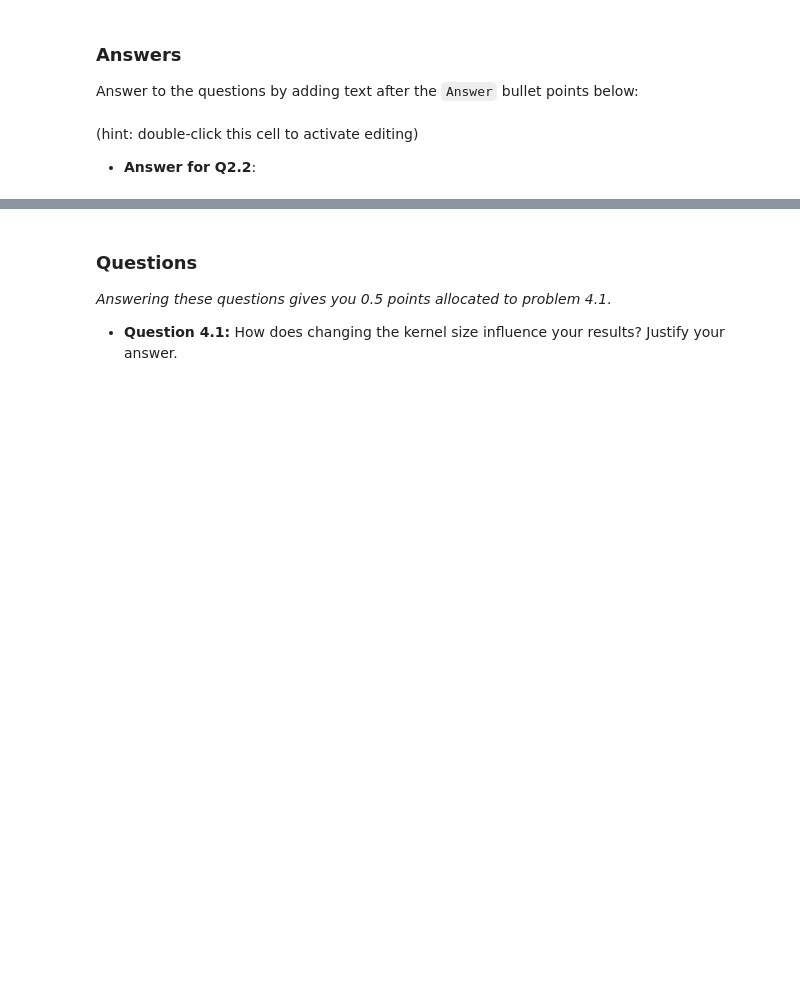
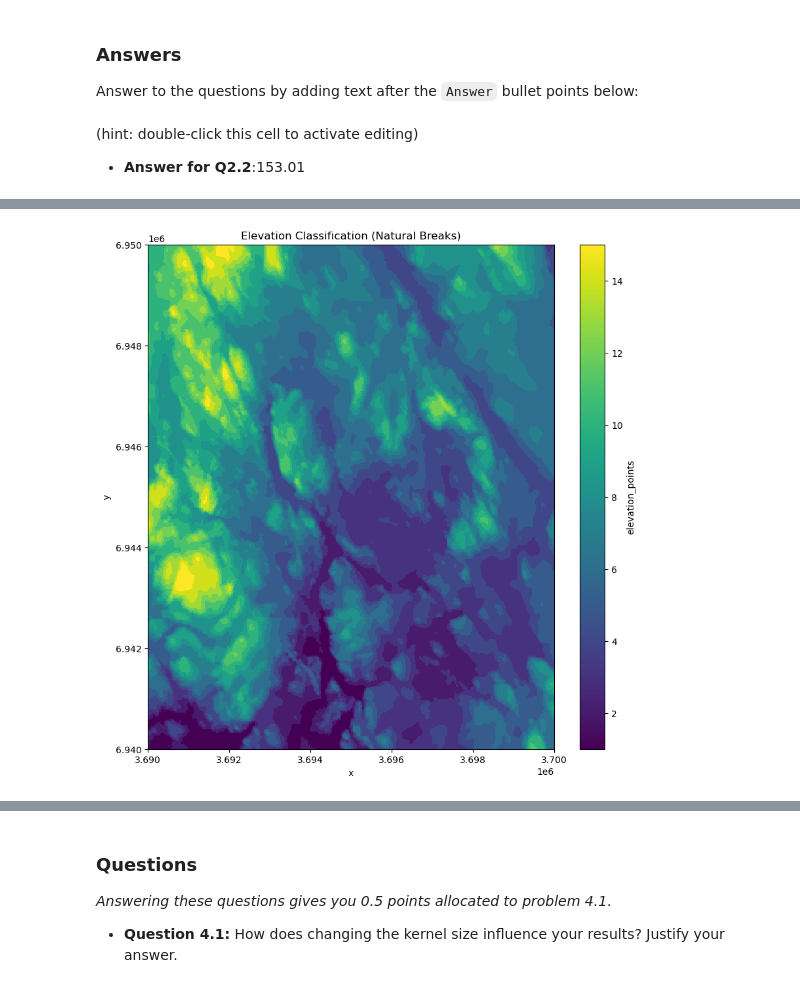
Before and after one commit to KoodiMalpo/Exercise_4_KoodiMalpo, a Jupyter notebook: Exercise-4.ipynb, the cells around one changed output, grey strips where cells are left out. Saved outputs shown, nothing was run; the diff lists cells and outputs as text; code cells hidden in the pictures; blank space fills up the shorter version.

```diff
--- a/Exercise-4.ipynb
+++ b/Exercise-4.ipynb
@@ -324,7 +348,7 @@ Answer to the questions by adding text after the `Answer` bullet points below:
 # %% [markdown]
 (hint: double-click this cell to activate editing)
 
-- **Answer for Q2.2**:
+- **Answer for Q2.2**:153.01
 # %% [markdown]
 ## Problem 3 - Reclassify and weight the values (6 points)
 
@@ -347,12 +371,23 @@ In order to combine data from several layers for analysis, you should scale the
 # %%
 # Take 20 % sample to reduce the time it takes to classify
 percentage = 0.2
 
 # The sample size
 n = int(round(int(data["elevation"].count()) * percentage, 0))
 
 # REPLACE THE ERROR BELOW WITH YOUR OWN CODE
-raise NotImplementedError()
+from xrspatial.classify import natural_breaks
+from xrspatial import hillshade
+
+data["elevation_points"] = natural_breaks_agg = natural_breaks(data["elevation"], n, k=15)
+data["elevation_points"] = data["elevation_points"] + 1
+
+fig, ax = plt.subplots(figsize=(10, 10))
+data["elevation_points"].plot(ax=ax, cmap="viridis")
+ax.set_title("Elevation Classification (Natural Breaks)")
+plt.show()
+# %% [output]
+[figure, added]
 # %% [markdown]
 ### Step 3.2 - Classify the slope using Natural Breaks + modify the values with own criteria
 
```
Also changed, not shown: parts of 4 cells of this notebook.
